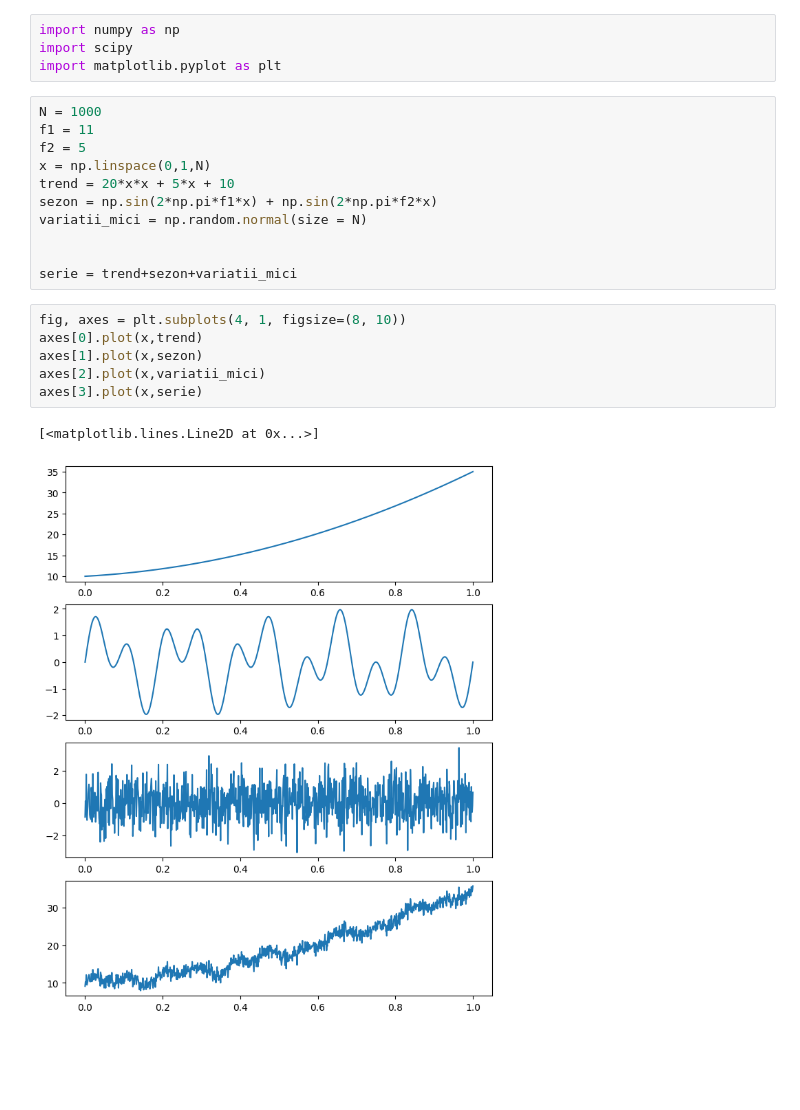
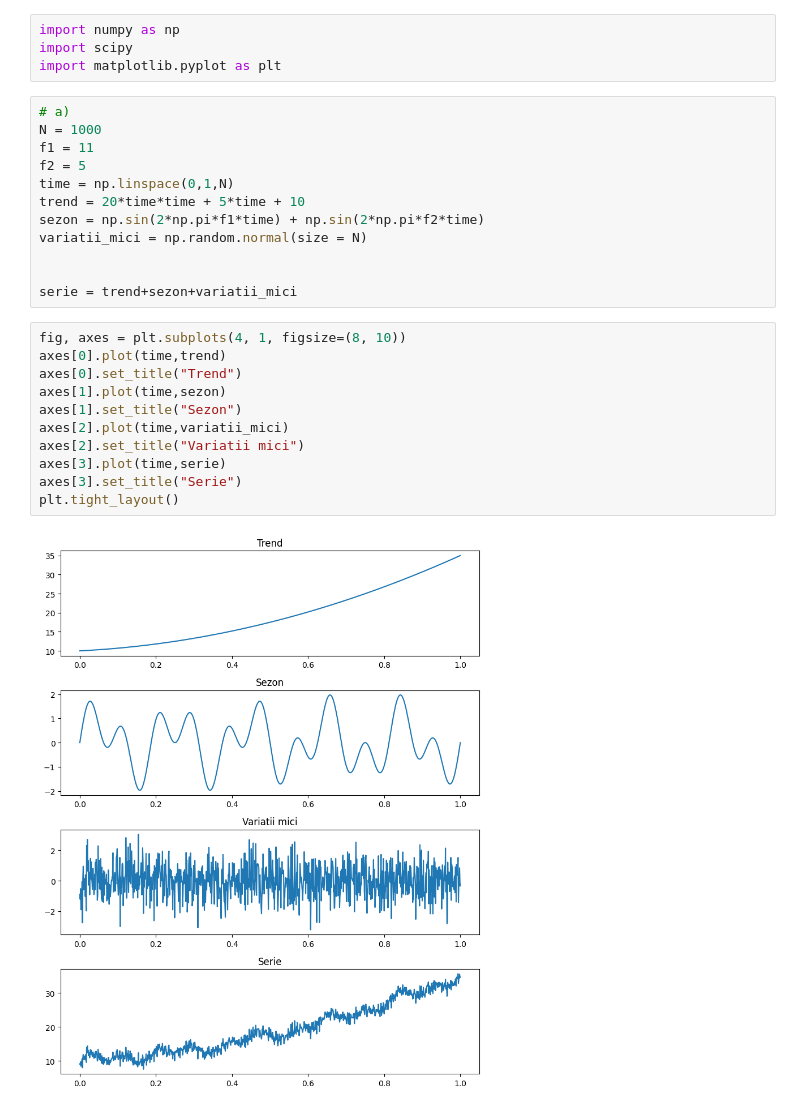
Before and after one commit to Lung-Alexandra/procesarea_semnalelor, a Jupyter notebook: Lab8/lab8.ipynb, the cells around one changed output. Cells and saved outputs as stored; diff of their text form; blank space fills up the shorter version.

```diff
--- a/Lab8/lab8.ipynb
+++ b/Lab8/lab8.ipynb
@@ -3,22 +3,27 @@ import numpy as np
 import scipy
 import matplotlib.pyplot as plt
 # %%
+# a)
 N = 1000
 f1 = 11
 f2 = 5
-x = np.linspace(0,1,N)
-trend = 20*x*x + 5*x + 10
-sezon = np.sin(2*np.pi*f1*x) + np.sin(2*np.pi*f2*x)
+time = np.linspace(0,1,N)
+trend = 20*time*time + 5*time + 10
+sezon = np.sin(2*np.pi*f1*time) + np.sin(2*np.pi*f2*time)
 variatii_mici = np.random.normal(size = N)
 
 
 serie = trend+sezon+variatii_mici
 # %%
 fig, axes = plt.subplots(4, 1, figsize=(8, 10))
-axes[0].plot(x,trend)
-axes[1].plot(x,sezon)
-axes[2].plot(x,variatii_mici)
-axes[3].plot(x,serie)
+axes[0].plot(time,trend)
+axes[0].set_title("Trend")
+axes[1].plot(time,sezon)
+axes[1].set_title("Sezon")
+axes[2].plot(time,variatii_mici)
+axes[2].set_title("Variatii mici")
+axes[3].plot(time,serie)
+axes[3].set_title("Serie")
+plt.tight_layout()
 # %% [output]
-[<matplotlib.lines.Line2D at 0x...>]
-[figure, old version]
+[figure, new version]
```
Also changed, not shown: parts of 5 cells of this notebook.
